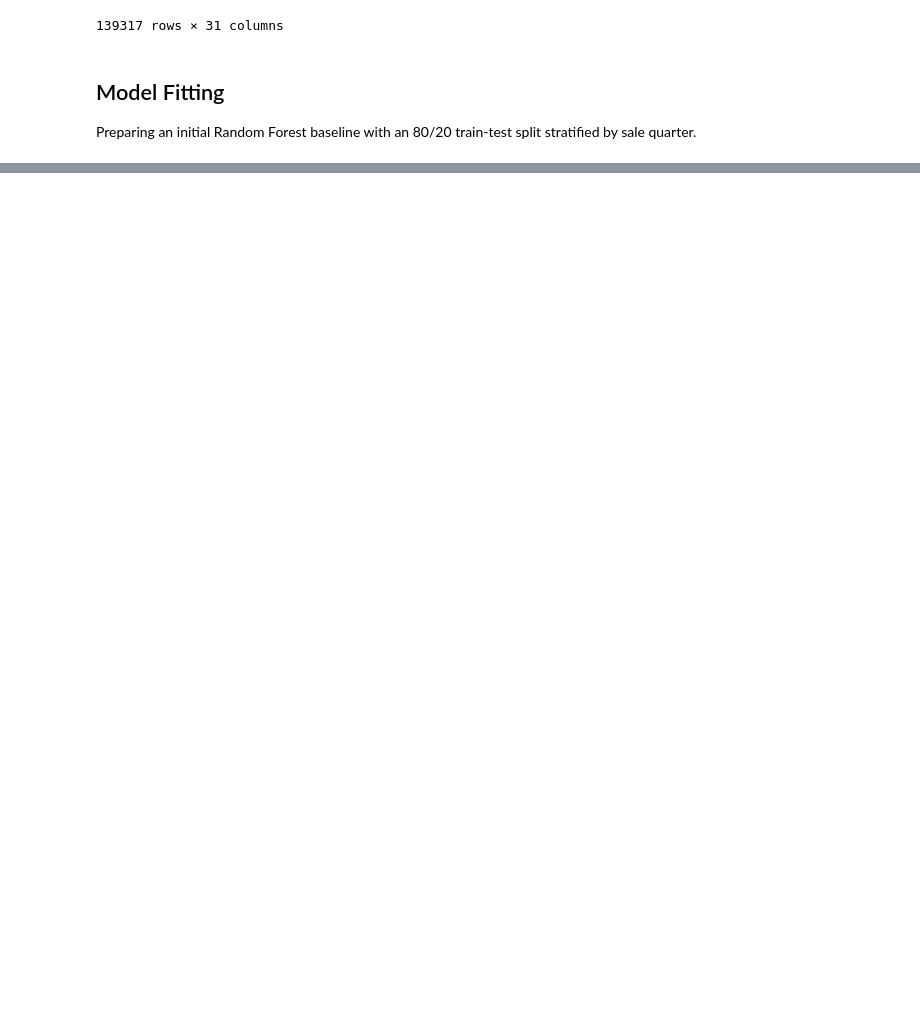
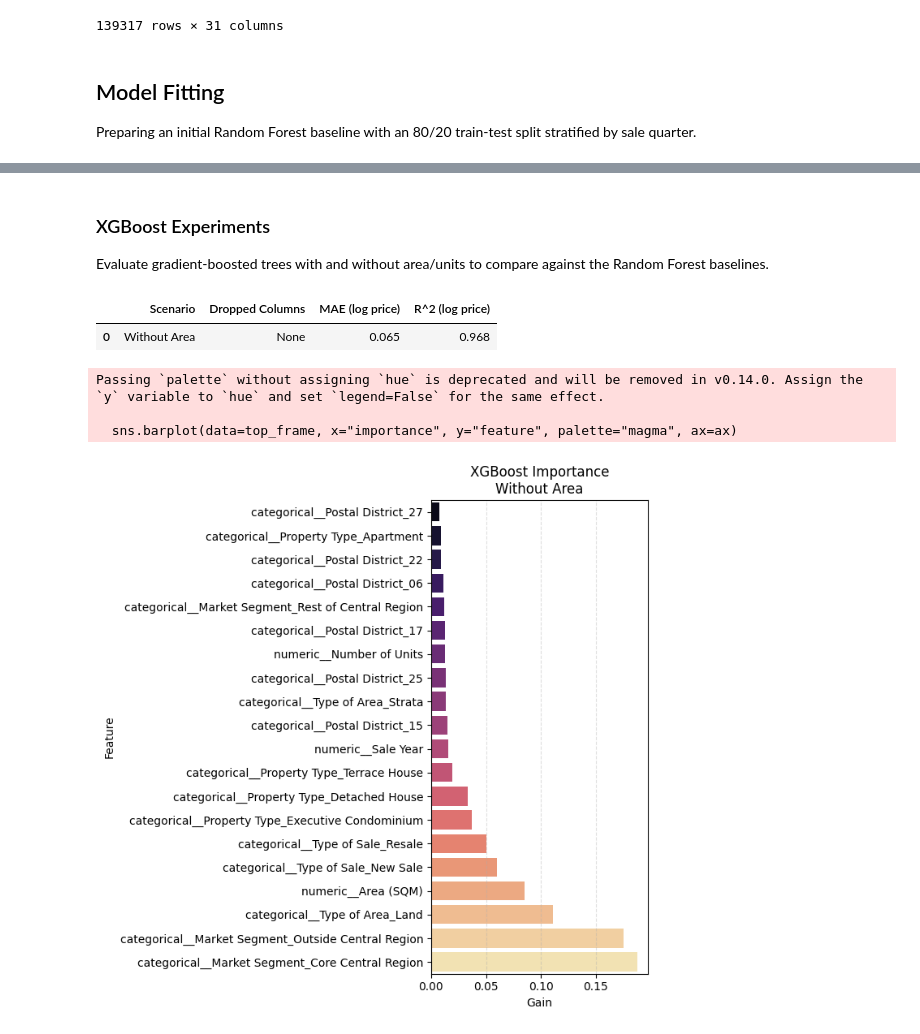
Before and after one commit to aatmiyasilwal/COMP3522-Singapore, a Jupyter notebook: ml.ipynb, the cells around one changed output, grey strips where cells are left out. Drawn from its saved outputs; the diff is of its cells as text; code cells hidden in the pictures; blank space fills up the shorter version.

Commit message:
xgboost is better: hypotheses stick

```diff
--- a/ml.ipynb
+++ b/ml.ipynb
@@ -361,0 +422,3 @@ Passing `palette` without assigning `hue` is deprecated and will be removed in v
+# %% [markdown]
+### XGBoost Experiments
+Evaluate gradient-boosted trees with and without area/units to compare against the Random Forest baselines.
@@ -361,0 +506,53 @@ Passing `palette` without assigning `hue` is deprecated and will be removed in v
+# %%
+xgb_results = []
+
+result = run_xgboost_experiment([])
+result.update(cfg)
+xgb_results.append(result)
+
+xgb_metrics_summary = []
+for res in xgb_results:
+    extra_dropped = sorted(set(res["drop_cols"]) - set(base_drop_columns))
+    xgb_metrics_summary.append(
+        {
+            "Scenario": res["label"],
+            "Dropped Columns": ", ".join(extra_dropped) if extra_dropped else "None",
+            "MAE (log price)": round(res["mae_log"], 3),
+            "R^2 (log price)": round(res["r2_log"], 3),
+        }
+    )
+
+xgb_metrics_df = pd.DataFrame(xgb_metrics_summary)
+display(xgb_metrics_df)
+# %% [output]
+|  | Scenario | Dropped Columns | MAE (log price) | R^2 (log price) |
+| 0 | Without Area | None | 0.065 | 0.968 |
+# %%
+if not xgb_results:
+    raise RuntimeError("No XGBoost experiment results available to plot feature importances.")
+
+res = xgb_results[0]
+importance_series = pd.Series(res["feature_importances"], index=res["feature_names"], name="importance")
+top_frame = (
+    importance_series
+    .nlargest(20)
+    .sort_values()
+    .reset_index()
+    .rename(columns={"index": "feature"})
+    .tail(20)
+)
+
+fig, ax = plt.subplots(figsize=(7, 7))
+sns.barplot(data=top_frame, x="importance", y="feature", palette="magma", ax=ax)
+ax.set_title(f"XGBoost Importance\n{res['label']}")
+ax.set_xlabel("Gain")
+ax.set_ylabel("Feature")
+ax.grid(axis="x", linestyle="--", alpha=0.4)
+
+plt.tight_layout()
+plt.show()
+# %% [output]
+Passing `palette` without assigning `hue` is deprecated and will be removed in v0.14.0. Assign the `y` variable to `hue` and set `legend=False` for the same effect.
+
+  sns.barplot(data=top_frame, x="importance", y="feature", palette="magma", ax=ax)
+[figure, added]
```
Also changed, not shown: parts of 6 cells of this notebook.
